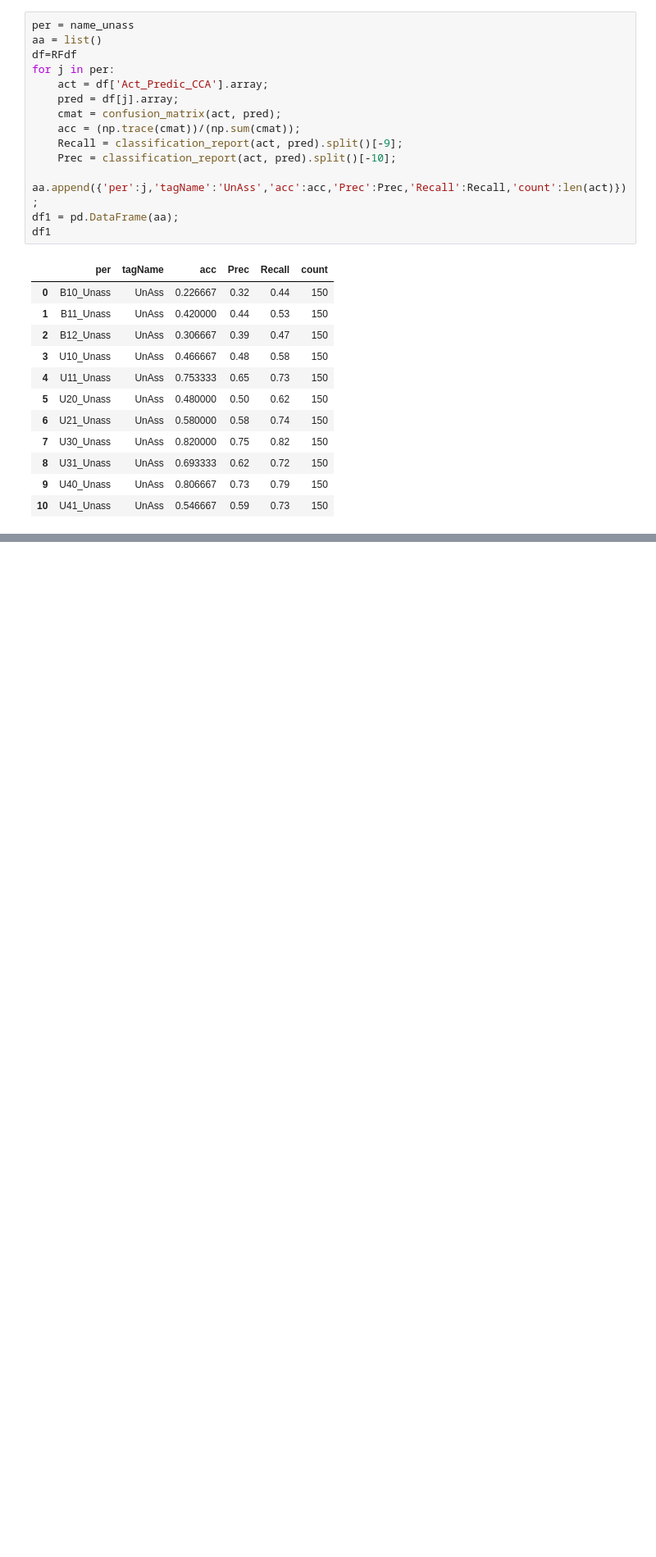
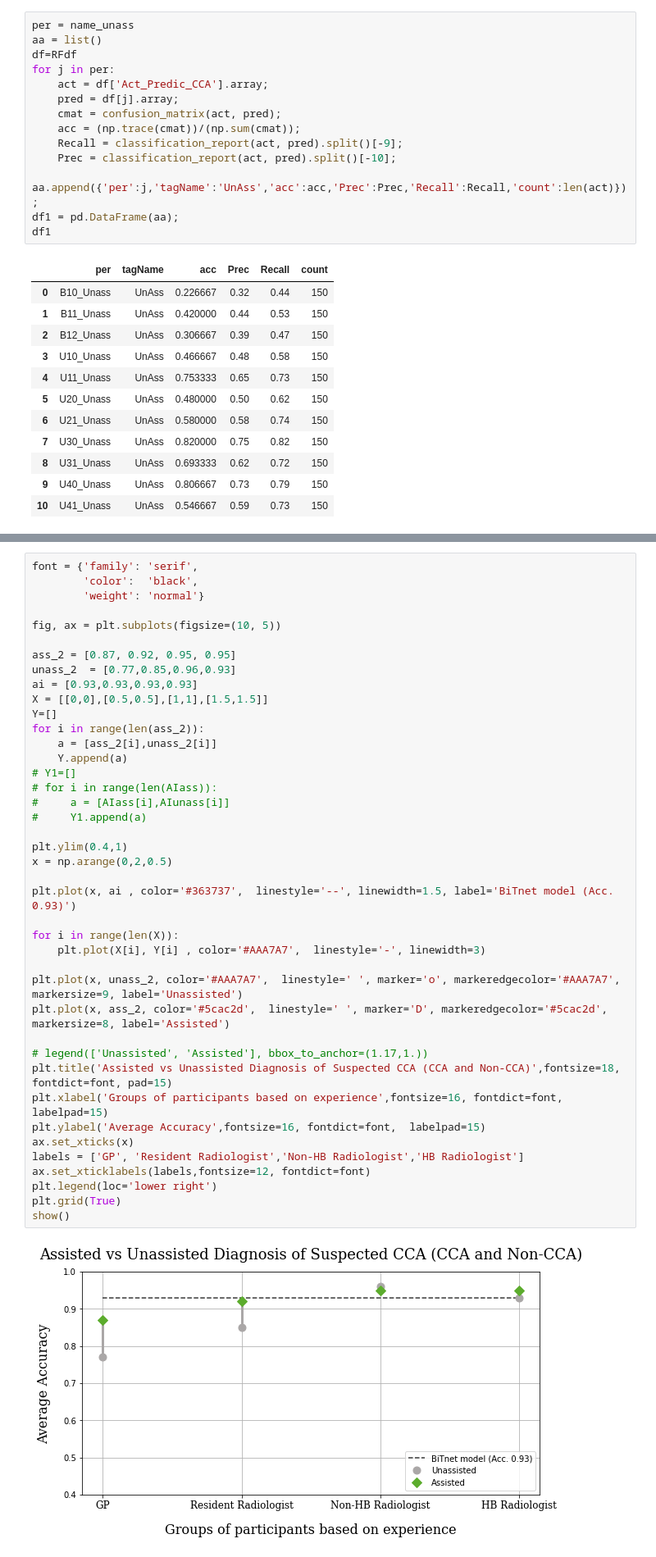
Before and after one commit to Peckkie/Experiment_Evaluation_CCA, a Jupyter notebook: Evaluation_SuspectedCCA.ipynb, the cells around one changed output, grey strips where cells are left out. Shown at 82% size. Drawn from its saved outputs; the diff is of its cells as text; blank space fills up the shorter version.

Commit message:
code Suspected CCA add graph

```diff
--- a/Evaluation_SuspectedCCA.ipynb
+++ b/Evaluation_SuspectedCCA.ipynb
@@ -693,0 +704,43 @@ df1
+# %%
+font = {'family': 'serif',
+        'color':  'black',
+        'weight': 'normal'}
+
+fig, ax = plt.subplots(figsize=(10, 5))
+
+ass_2 = [0.87, 0.92, 0.95, 0.95]
+unass_2  = [0.77,0.85,0.96,0.93]
+ai = [0.93,0.93,0.93,0.93]
+X = [[0,0],[0.5,0.5],[1,1],[1.5,1.5]]
+Y=[]
+for i in range(len(ass_2)):
+    a = [ass_2[i],unass_2[i]]
+    Y.append(a)
+# Y1=[]
+# for i in range(len(AIass)):
+#     a = [AIass[i],AIunass[i]]
+#     Y1.append(a)
+
+plt.ylim(0.4,1)
+x = np.arange(0,2,0.5)
+
+plt.plot(x, ai , color='#363737',  linestyle='--', linewidth=1.5, label='BiTnet model (Acc. 0.93)')
+
+for i in range(len(X)):
+    plt.plot(X[i], Y[i] , color='#AAA7A7',  linestyle='-', linewidth=3)
+
+plt.plot(x, unass_2, color='#AAA7A7',  linestyle=' ', marker='o', markeredgecolor='#AAA7A7', markersize=9, label='Unassisted')
+plt.plot(x, ass_2, color='#5cac2d',  linestyle=' ', marker='D', markeredgecolor='#5cac2d', markersize=8, label='Assisted')
+
+# legend(['Unassisted', 'Assisted'], bbox_to_anchor=(1.17,1.))
+plt.title('Assisted vs Unassisted Diagnosis of Suspected CCA (CCA and Non-CCA)',fontsize=18, fontdict=font, pad=15)
+plt.xlabel('Groups of participants based on experience',fontsize=16, fontdict=font,  labelpad=15)
+plt.ylabel('Average Accuracy',fontsize=16, fontdict=font,  labelpad=15)
+ax.set_xticks(x)
+labels = ['GP', 'Resident Radiologist','Non-HB Radiologist','HB Radiologist']
+ax.set_xticklabels(labels,fontsize=12, fontdict=font)
+plt.legend(loc='lower right')
+plt.grid(True)
+show()
+# %% [output]
+[figure, added]
```
Also changed, not shown: parts of 11 cells of this notebook.
